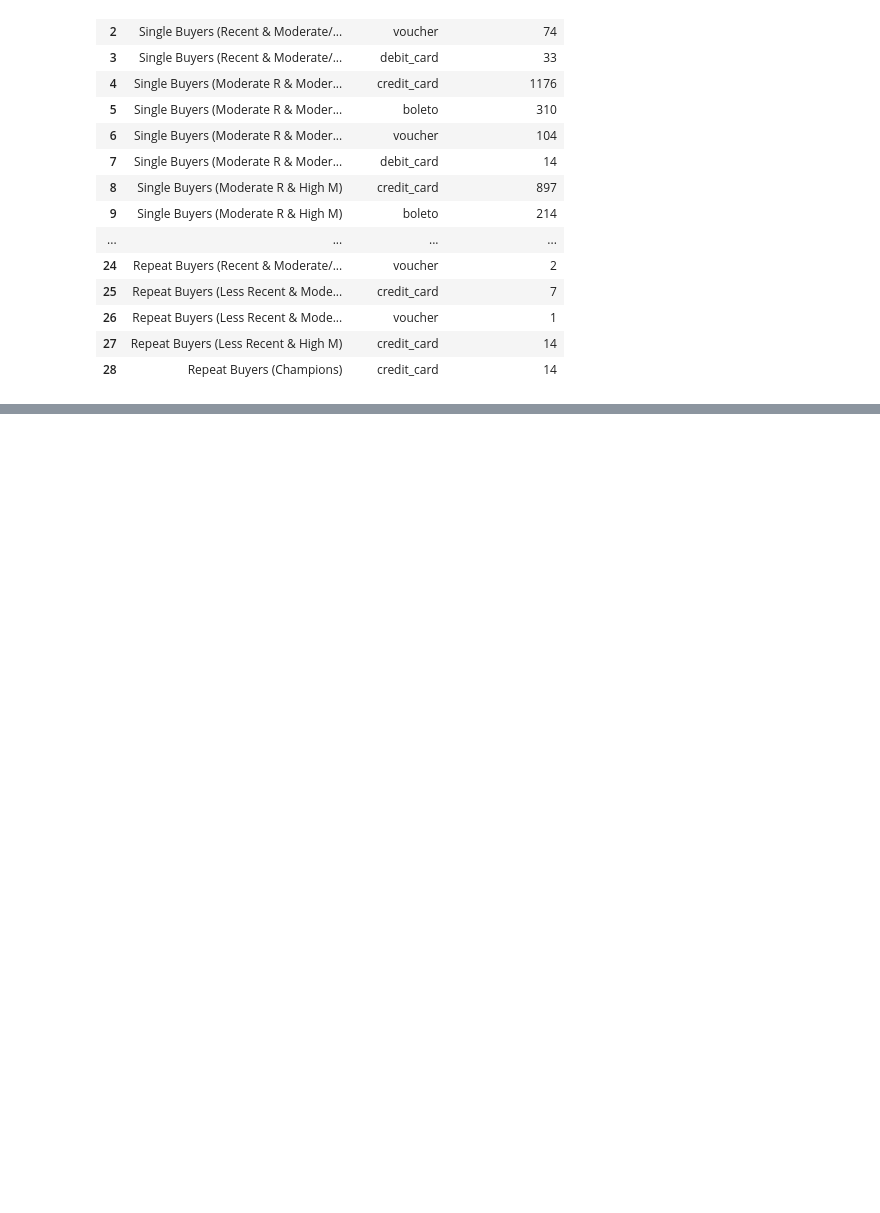
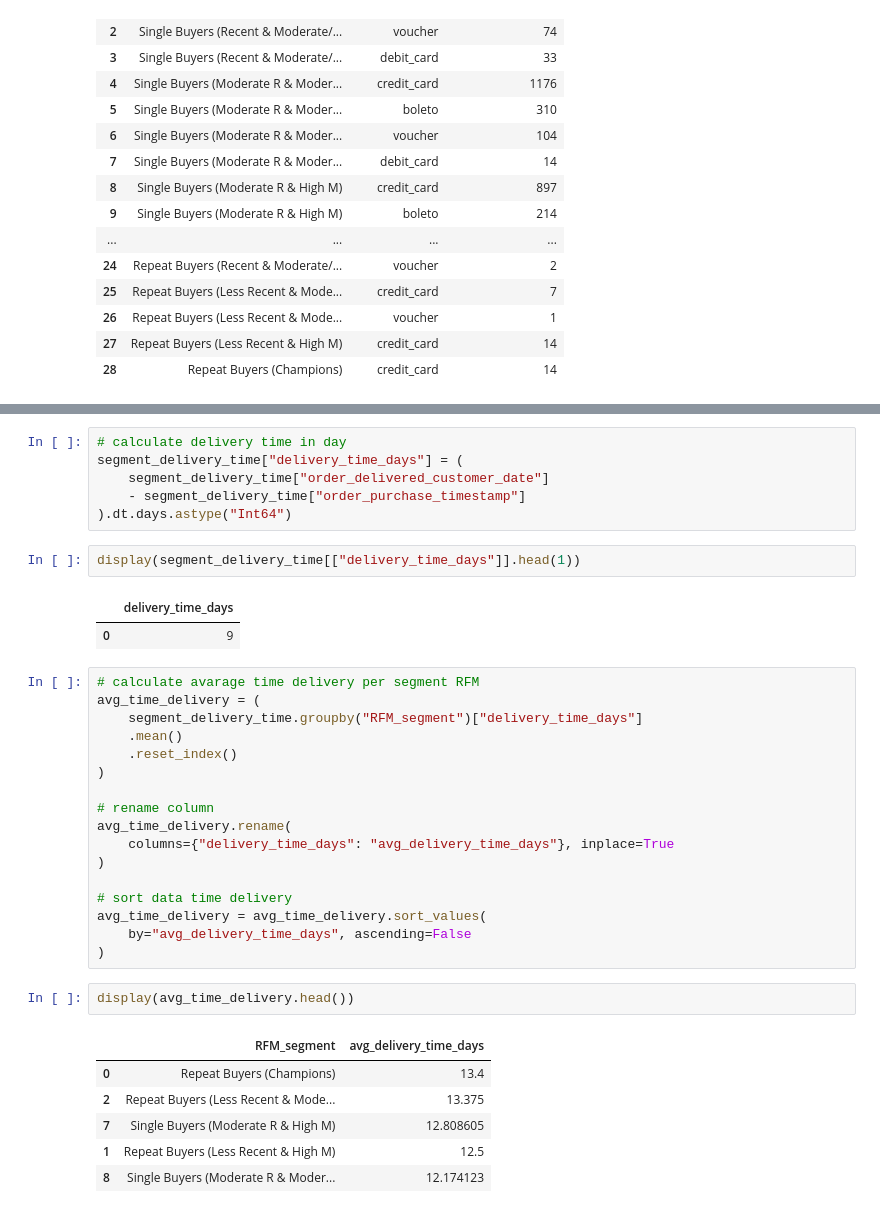
Before and after one commit to RizkiRdm/Olist-E-commerce-Performance-Analysis, a Jupyter notebook: notebooks/feature_engineering.ipynb, the cells around one changed output, grey strips where cells are left out. Cells and saved outputs as stored; diff of their text form; blank space fills up the shorter version.

Commit message:
feat: Analyze delivery time per RFM segment

```diff
--- a/notebooks/feature_engineering.ipynb
+++ b/notebooks/feature_engineering.ipynb
@@ -1076,0 +1114,37 @@ top payment method for every segments customer:
+# %%
+# calculate delivery time in day
+segment_delivery_time["delivery_time_days"] = (
+    segment_delivery_time["order_delivered_customer_date"]
+    - segment_delivery_time["order_purchase_timestamp"]
+).dt.days.astype("Int64")
+# %%
+display(segment_delivery_time[["delivery_time_days"]].head(1))
+# %% [output]
+|  | delivery_time_days |
+| 0 | 9 |
+# %%
+# calculate avarage time delivery per segment RFM
+avg_time_delivery = (
+    segment_delivery_time.groupby("RFM_segment")["delivery_time_days"]
+    .mean()
+    .reset_index()
+)
+
+# rename column
+avg_time_delivery.rename(
+    columns={"delivery_time_days": "avg_delivery_time_days"}, inplace=True
+)
+
+# sort data time delivery
+avg_time_delivery = avg_time_delivery.sort_values(
+    by="avg_delivery_time_days", ascending=False
+)
+# %%
+display(avg_time_delivery.head())
+# %% [output]
+|  | RFM_segment | avg_delivery_time_days |
+| 0 | Repeat Buyers (Champions) | 13.4 |
+| 2 | Repeat Buyers (Less Recent & Mode... | 13.375 |
+| 7 | Single Buyers (Moderate R & High M) | 12.808605 |
+| 1 | Repeat Buyers (Less Recent & High M) | 12.5 |
+| 8 | Single Buyers (Moderate R & Moder... | 12.174123 |
```
Also changed, not shown: parts of 2 cells of this notebook.
